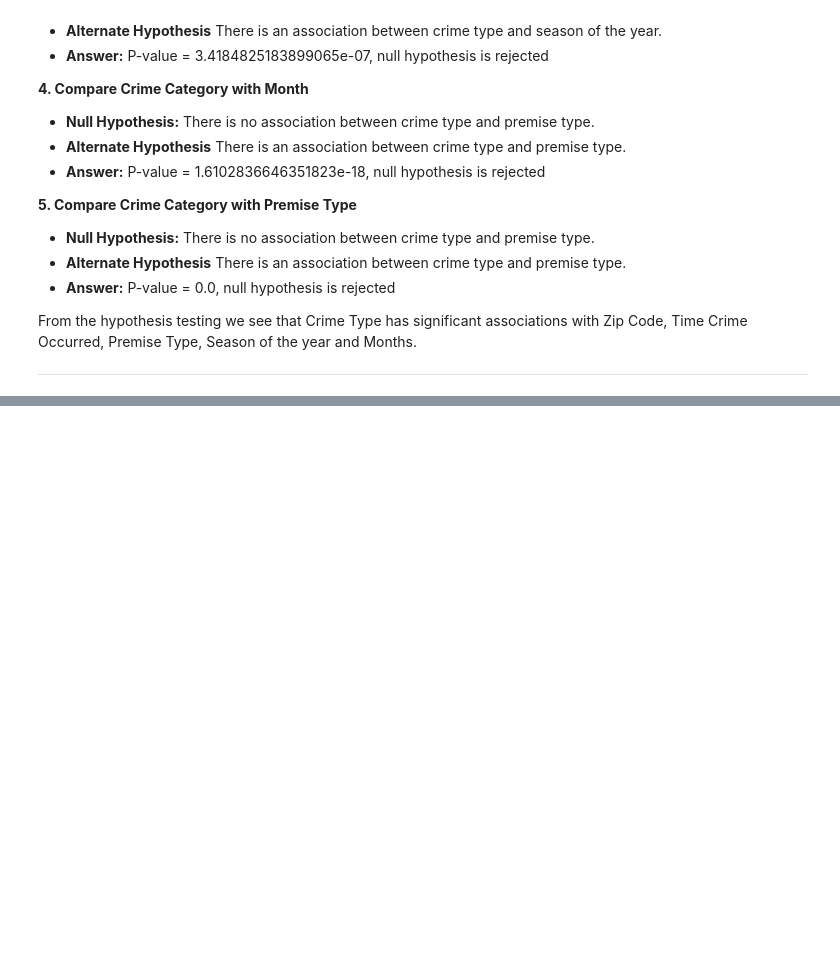
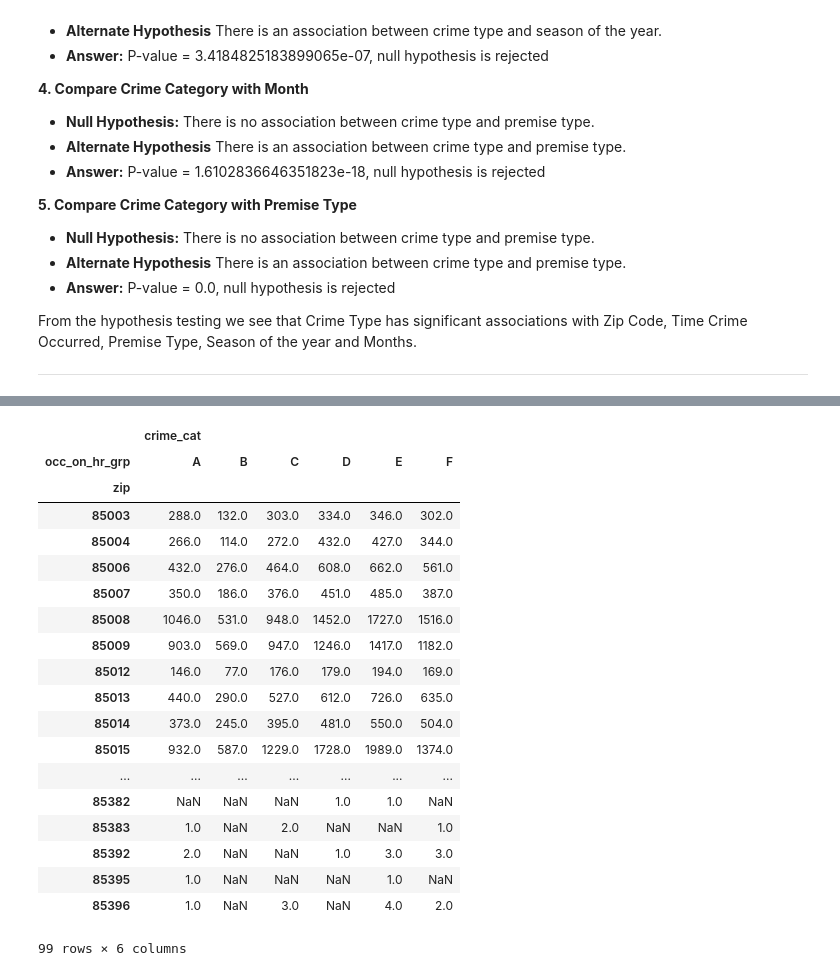
Before and after one commit to jpeterson28/DSCT_Capstone1, a Jupyter notebook: Code.ipynb, the cells around one changed output, grey strips where cells are left out. Cells and saved outputs as stored; diff of their text form; code cells hidden in the pictures; blank space fills up the shorter version.

```diff
--- a/Code.ipynb
+++ b/Code.ipynb
@@ -730,0 +745,25 @@ From the hypothesis testing we see that Crime Type has significant associations
+# %%
+# total number of crimes by zip code and hour group
+zip_time_feat = feat_eng.groupby(['zip', 'occ_on_hr_grp'])[['crime_cat']].count().unstack()
+zip_time_feat
+# %% [output]
+|  | crime_cat |  |  |  |  |  |
+| occ_on_hr_grp | A | B | C | D | E | F |
+| zip |  |  |  |  |  |  |
+| 85003 | 288.0 | 132.0 | 303.0 | 334.0 | 346.0 | 302.0 |
+| 85004 | 266.0 | 114.0 | 272.0 | 432.0 | 427.0 | 344.0 |
+| 85006 | 432.0 | 276.0 | 464.0 | 608.0 | 662.0 | 561.0 |
+| 85007 | 350.0 | 186.0 | 376.0 | 451.0 | 485.0 | 387.0 |
+| 85008 | 1046.0 | 531.0 | 948.0 | 1452.0 | 1727.0 | 1516.0 |
+| 85009 | 903.0 | 569.0 | 947.0 | 1246.0 | 1417.0 | 1182.0 |
+| 85012 | 146.0 | 77.0 | 176.0 | 179.0 | 194.0 | 169.0 |
+| 85013 | 440.0 | 290.0 | 527.0 | 612.0 | 726.0 | 635.0 |
+| 85014 | 373.0 | 245.0 | 395.0 | 481.0 | 550.0 | 504.0 |
+| 85015 | 932.0 | 587.0 | 1229.0 | 1728.0 | 1989.0 | 1374.0 |
+| ... | ... | ... | ... | ... | ... | ... |
+| 85382 | NaN | NaN | NaN | 1.0 | 1.0 | NaN |
+| 85383 | 1.0 | NaN | 2.0 | NaN | NaN | 1.0 |
+| 85392 | 2.0 | NaN | NaN | 1.0 | 3.0 | 3.0 |
+| 85395 | 1.0 | NaN | NaN | NaN | 1.0 | NaN |
+| 85396 | 1.0 | NaN | 3.0 | NaN | 4.0 | 2.0 |
+99 rows × 6 columns
```
Also changed, not shown: parts of 19 cells of this notebook.
